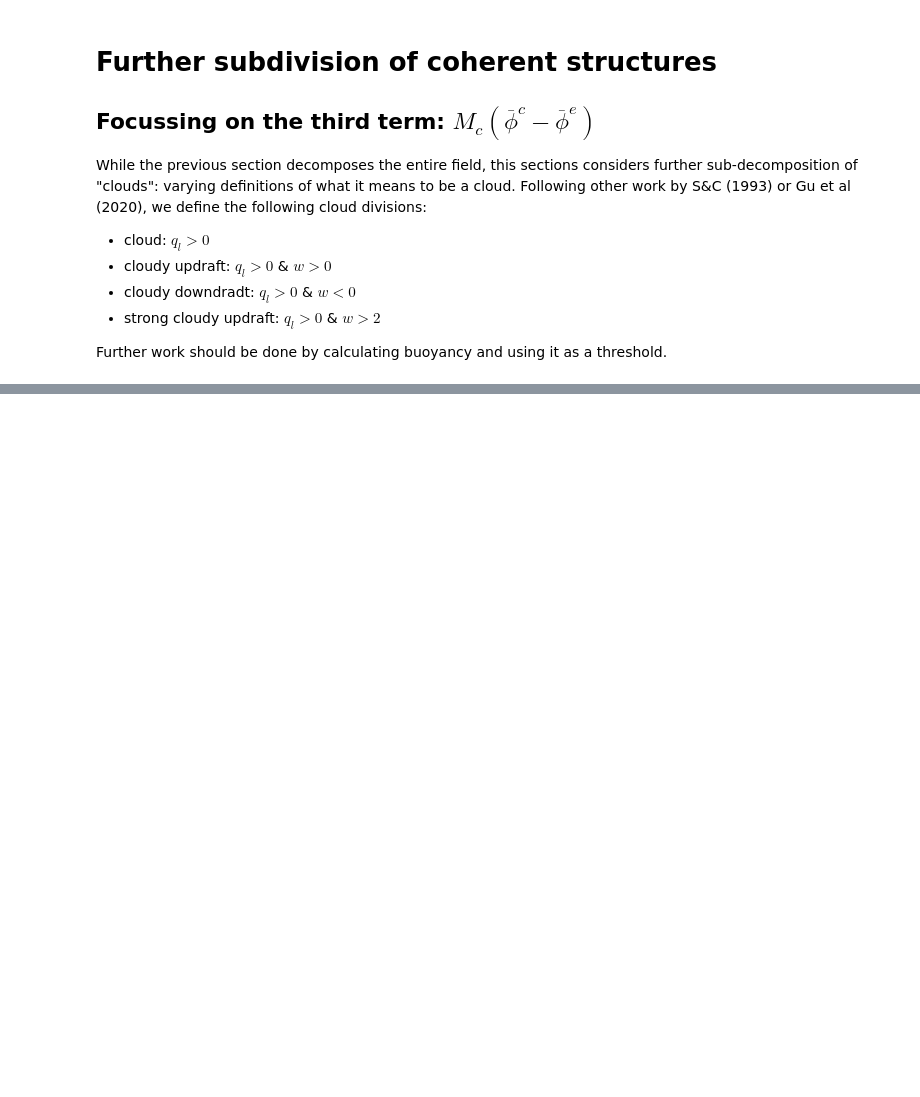
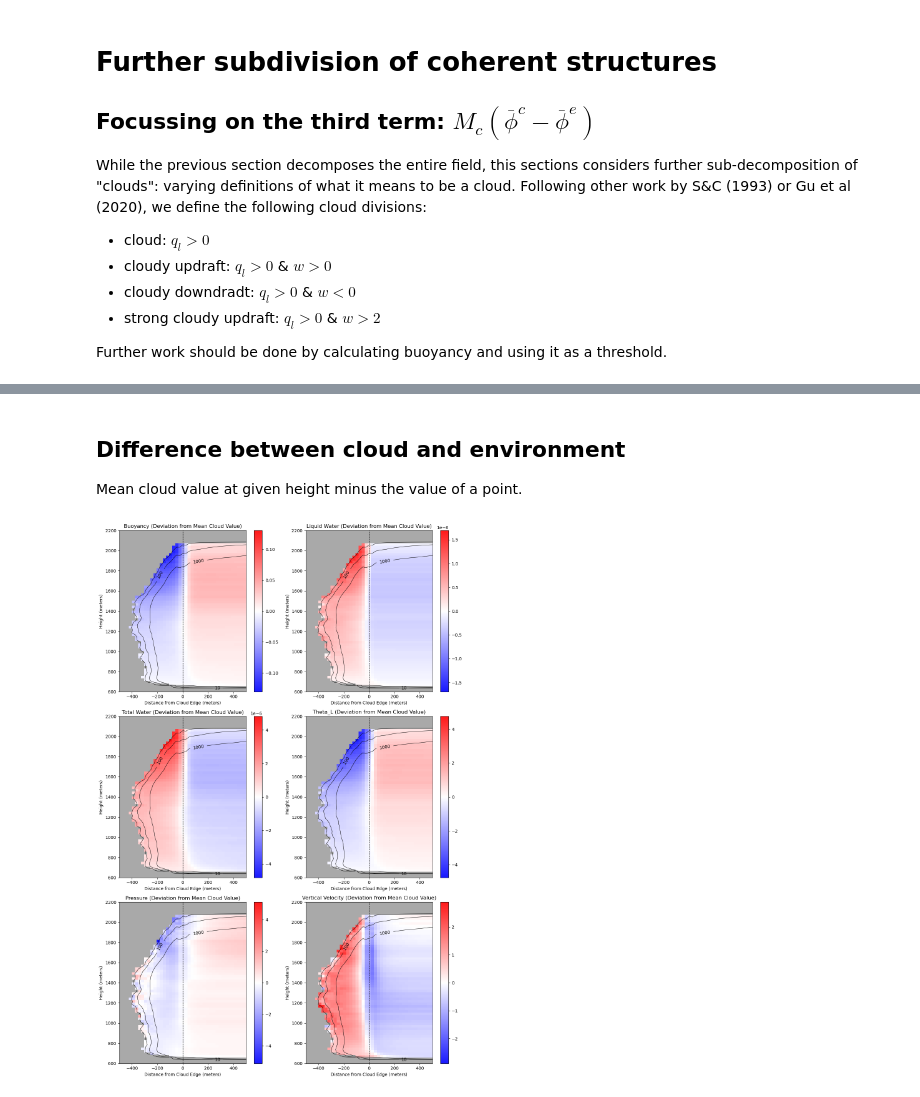
Before and after one commit to jurezgubic/CloudTracking, a Jupyter notebook: analysis/budget_closure2.ipynb, the cells around one changed output, grey strips where cells are left out. Saved outputs shown, nothing was run; the diff lists cells and outputs as text; code cells hidden in the pictures; blank space fills up the shorter version.

Commit message:
New plots and investigations. Needs cleaning. Back up only at the moment.

```diff
--- a/analysis/budget_closure2.ipynb
+++ b/analysis/budget_closure2.ipynb
@@ -54,8 +58,8 @@ import numpy as np
 from helper_functions import *
 
 # Specify the range of timesteps to analyze
-timesteps = range(25, 27)  # Example range of timesteps
-liquid_water_threshold = 10**(-9) # kg/kg
+timesteps = range(25, 35)  # Example range of timesteps
+liquid_water_threshold = 10**(-11) # kg/kg
 
 # Load height values
 zt_values = load_zt_values()
@@ -463,0 +2195,76 @@ plt.show()
+# %% [markdown]
+## Difference between cloud and environment
+Mean cloud value at given height minus the value of a point.
+# %%
+# Define custom contour levels for cloud count (you can modify these)
+custom_contour_levels = np.array([10, 100, 1000])  # Example: focus on lower numbers
+
+# Plotting multiple variables (3 rows, 2 columns)
+fig, axs = plt.subplots(3, 2, figsize=(12, 18))
+variables = ['buoyancy', 'liquid_water', 'total_water', 'theta_l', 'pressure', 'w']
+titles = ['Buoyancy', 'Liquid Water', 'Total Water', 'Theta_L', 'Pressure', 'Vertical Velocity']
+
+for ax, var, title in zip(axs.flat, variables, titles):
+    data = np.ma.masked_invalid(mean_results[var])
+
+    # Calculate the mean cloud value for each height level
+    mean_cloud_values = np.zeros(data.shape[0])
+    for z in range(data.shape[0]):
+        cloud_points = data[z, :]  # All points at this height level
+        cloud_mask_at_z = ~np.isnan(cloud_points)  # Use non-NaN values as cloud points
+        if np.any(cloud_mask_at_z):
+            mean_cloud_values[z] = np.nanmean(cloud_points[cloud_mask_at_z])
+        else:
+            mean_cloud_values[z] = np.nan  # No cloud points at this height
+
+    # Subtract the mean cloud value at each height level from all points at that height
+    for z in range(data.shape[0]):
+        data[z, :] -= mean_cloud_values[z]
+
+    # Modify colormap for each plot
+    cmap = plt.get_cmap('bwr')
+    cmap = cmap(np.arange(cmap.N))
+    cmap[:, -1] = 0.9  # Set alpha to 0.9 for all colors (transparency)
+    cmap = ListedColormap(cmap)
+    cmap.set_bad(color='darkgrey')
+
+    # Adjust the color bar to emphasize 0 and use the actual data range
+    data_min, data_max = np.nanmin(data), np.nanmax(data)
+    data_abs_max = max(abs(data_min), abs(data_max))
+    norm = Normalize(vmin=-data_abs_max, vmax=data_abs_max)
+
+    # Plot the data
+    im = ax.imshow(data, cmap=cmap, norm=norm, origin='lower', aspect='auto',
+                   extent=[distance_in_meters[0], distance_in_meters[-1], zt_values[0], zt_values[-1]])
+    ax.set_title(f"{title} (Deviation from Mean Cloud Value)")
+    ax.set_xlabel('Distance from Cloud Edge (meters)')
+    ax.set_ylabel('Height (meters)')
+
+    # Set the y-axis limit between 500 and 2200 meters
+    ax.set_ylim(600, 2200)
+
+    # Add a vertical line at x=0 to denote the cloud edge
+    ax.axvline(x=0, color='black', linestyle='--', linewidth=1, label='Cloud Edge')
+
+    # Add color bar for each subplot
+    fig.colorbar(im, ax=ax)
+
+    # Overlay cloud count as contour
+    cloud_count = mean_results['cloud_count']  # Access the cloud count data
+
+    # Check if custom contour levels are provided
+    if custom_contour_levels is not None:
+        levels = custom_contour_levels  # Use the custom levels
+    else:
+        levels = np.linspace(np.min(cloud_count), np.max(cloud_count), 10)  # Default to 10 evenly spaced levels
+
+    # Plot the contour with the chosen levels
+    cs = ax.contour(distance_in_meters, zt_values, cloud_count, levels=levels, colors='black', linewidths=0.7)
+    ax.clabel(cs, fmt='%d')  # Label contour lines with numbers
+
+# Display the plot
+plt.tight_layout()
+#plt.savefig('difference_updated.pdf', format='pdf')
+plt.show()
+# %% [output]
+[figure, added]
```
Also changed, not shown: parts of 54 cells of this notebook, 3 other files.
